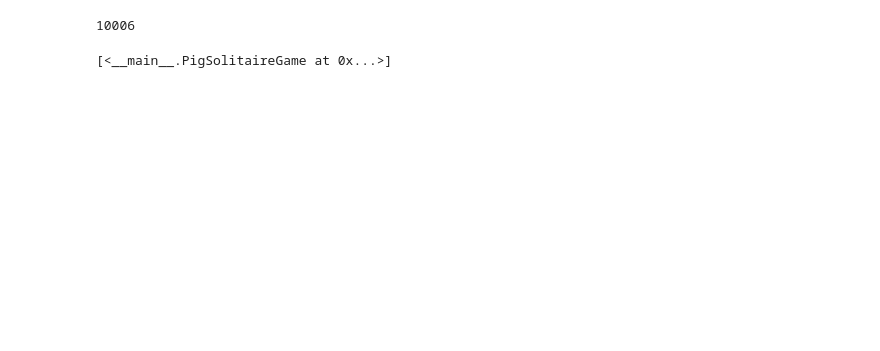
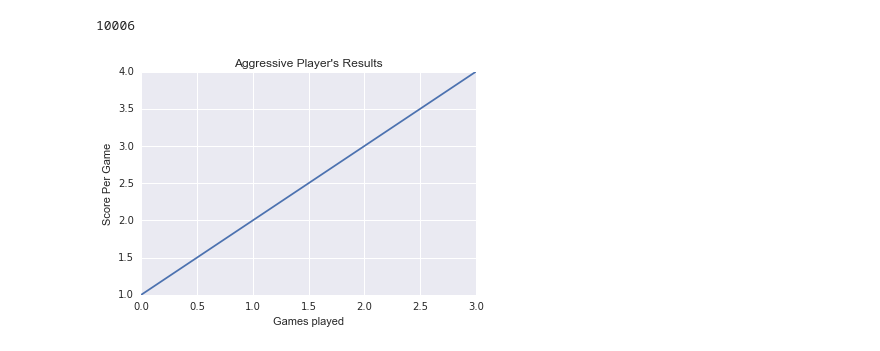
Before and after one commit to RyanOakes/ultimate-pig, a Jupyter notebook: ultimate-pig.ipynb, the cells around one changed output. Drawn from its saved outputs; the diff is of its cells as text; code cells hidden in the pictures; blank space fills up the shorter version.

```diff
--- a/ultimate-pig.ipynb
+++ b/ultimate-pig.ipynb
@@ -97,3 +125,11 @@ game = PigSolitaireGame(PigYolo())
 print(game.play_game())
 # %% [output]
 10006
+# %%
+plt.plot([1,2,3,4])
+plt.xlabel('Games played')
+plt.ylabel('Score Per Game')
+plt.title("Aggressive Player's Results")
+plt.show()
+# %% [output]
+[figure, added]
@@ -100,8 +138,6 @@ print(game.play_game())
 # %%
-    def __str__(self):
-        return str(self.id + " : " + self.title)
+# def __str__(self):
+#     return str(self.id + " : " + self.title)
 
-    def __repr__(self):
-        return str(self)
+# def __repr__(self):
+#     return str(self)
-# %% [output]
-[<__main__.PigSolitaireGame at 0x...>]
```
Also changed, not shown: parts of 8 cells of this notebook.
